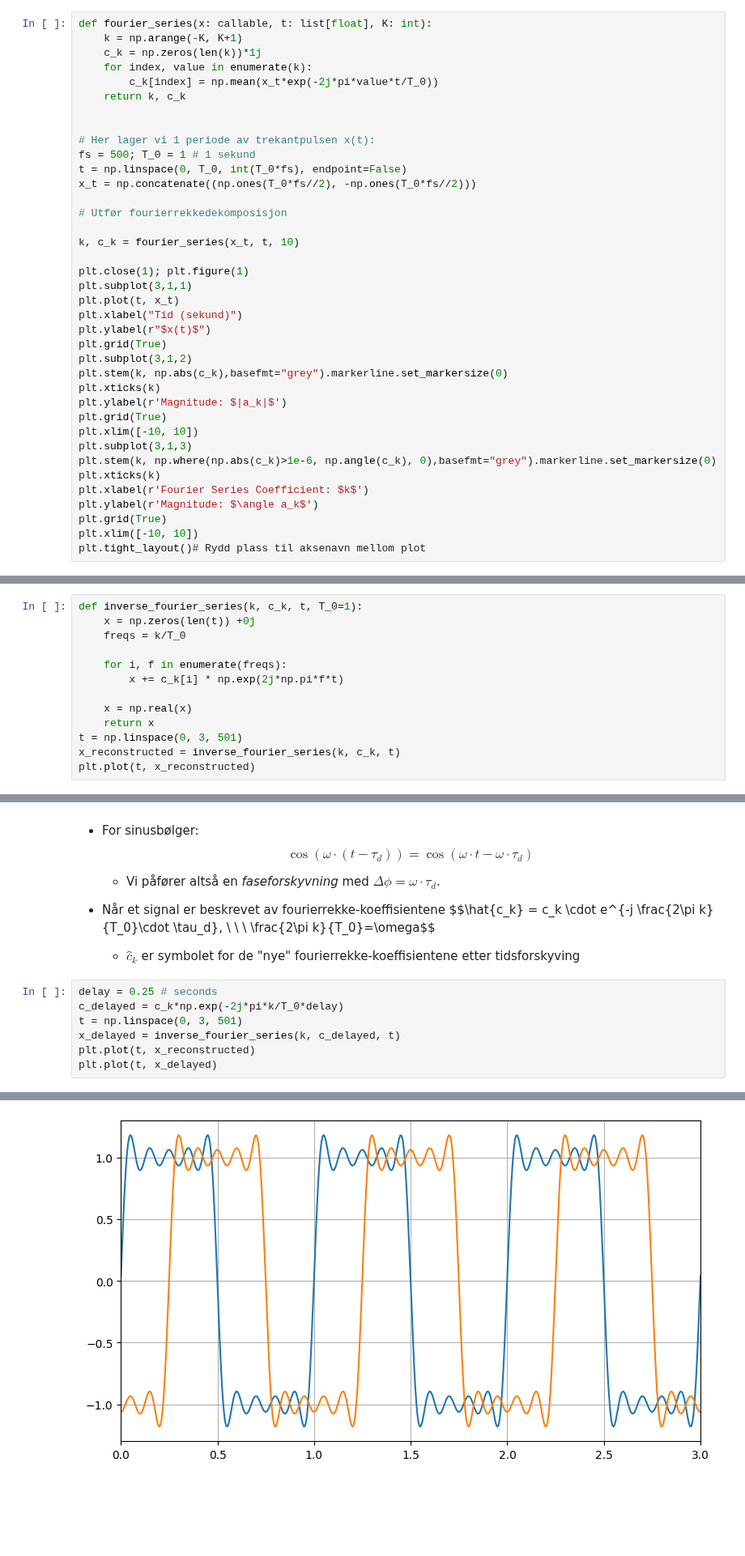
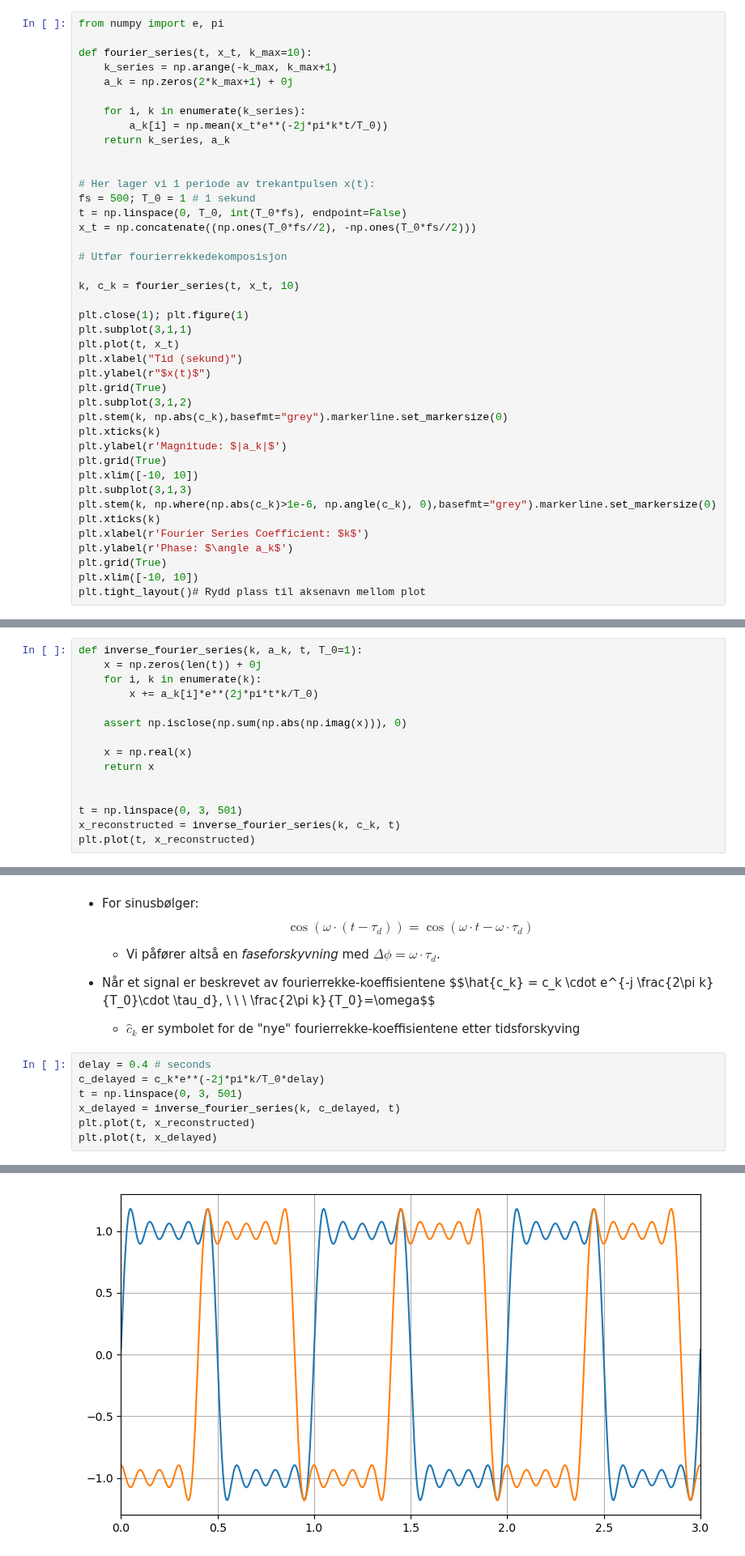
Before and after one commit to kaierih/AIS2201-Lecture_Notes, a Jupyter notebook: continuous_signals/fourier_series.ipynb, the cells around one changed output, grey strips where cells are left out. Shown at 81% size. Saved outputs shown, nothing was run; the diff lists cells and outputs as text; blank space fills up the shorter version.

```diff
--- a/continuous_signals/fourier_series.ipynb
+++ b/continuous_signals/fourier_series.ipynb
@@ -224,12 +224,15 @@ Text(0, 0.5, 'Phase (rad)')
 ## Coding example: finding fourier series coefficients
 * Use a computational approach to calculating the fourer series of a square wave for  $-10\leq k \leq 10$.
 # %%
-def fourier_series(x: callable, t: list[float], K: int):
-    k = np.arange(-K, K+1)
-    c_k = np.zeros(len(k))*1j
-    for index, value in enumerate(k):
-        c_k[index] = np.mean(x_t*exp(-2j*pi*value*t/T_0))
-    return k, c_k
+from numpy import e, pi
+
+def fourier_series(t, x_t, k_max=10):
+    k_series = np.arange(-k_max, k_max+1)
+    a_k = np.zeros(2*k_max+1) + 0j
+
+    for i, k in enumerate(k_series):
+        a_k[i] = np.mean(x_t*e**(-2j*pi*k*t/T_0))
+    return k_series, a_k
 
 
 # Her lager vi 1 periode av trekantpulsen x(t):
@@ -239,7 +242,7 @@ x_t = np.concatenate((np.ones(T_0*fs//2), -np.ones(T_0*fs//2)))
 
 # Utfør fourierrekkedekomposisjon
 
-k, c_k = fourier_series(x_t, t, 10)
+k, c_k = fourier_series(t, x_t, 10)
 
 plt.close(1); plt.figure(1)
 plt.subplot(3,1,1)
@@ -257,7 +260,7 @@ plt.subplot(3,1,3)
 plt.stem(k, np.where(np.abs(c_k)>1e-6, np.angle(c_k), 0),basefmt="grey").markerline.set_markersize(0)
 plt.xticks(k)
 plt.xlabel(r'Fourier Series Coefficient: $k$')
-plt.ylabel(r'Magnitude: $\angle a_k$')
+plt.ylabel(r'Phase: $\angle a_k$')
 plt.grid(True)
 plt.xlim([-10, 10])
 plt.tight_layout()# Rydd plass til aksenavn mellom plot
@@ -269,13 +272,15 @@ plt.tight_layout()# Rydd plass til aksenavn mellom plot
 # %%
-def inverse_fourier_series(k, c_k, t, T_0=1):
-    x = np.zeros(len(t)) +0j
-    freqs = k/T_0
+def inverse_fourier_series(k, a_k, t, T_0=1):
+    x = np.zeros(len(t)) + 0j
+    for i, k in enumerate(k):
+        x += a_k[i]*e**(2j*pi*t*k/T_0)
 
-    for i, f in enumerate(freqs):
-        x += c_k[i] * np.exp(2j*np.pi*f*t)
+    assert np.isclose(np.sum(np.abs(np.imag(x))), 0)
 
     x = np.real(x)
     return x
+
+
 t = np.linspace(0, 3, 501)
 x_reconstructed = inverse_fourier_series(k, c_k, t)
 plt.plot(t, x_reconstructed)
@@ -341,15 +346,15 @@ $$\hat{c_k} = c_k \cdot e^{-j \frac{2\pi k}{T_0}\cdot \tau_d}, \ \ \ \frac{2\pi
 
     - $\hat{c}_k$ er symbolet for de "nye" fourierrekke-koeffisientene etter tidsforskyving
 # %%
-delay = 0.25 # seconds
-c_delayed = c_k*np.exp(-2j*pi*k/T_0*delay)
+delay = 0.4 # seconds
+c_delayed = c_k*e**(-2j*pi*k/T_0*delay)
 t = np.linspace(0, 3, 501)
 x_delayed = inverse_fourier_series(k, c_delayed, t)
 plt.plot(t, x_reconstructed)
 plt.plot(t, x_delayed)
 # %% [output]
 [<matplotlib.lines.Line2D at 0x...>]
-[figure, old version]
+[figure, new version]
 # %% [markdown]
 # Signal operations - differentiation
 
```
Also changed, not shown: parts of 5 cells of this notebook, 1 other file.
